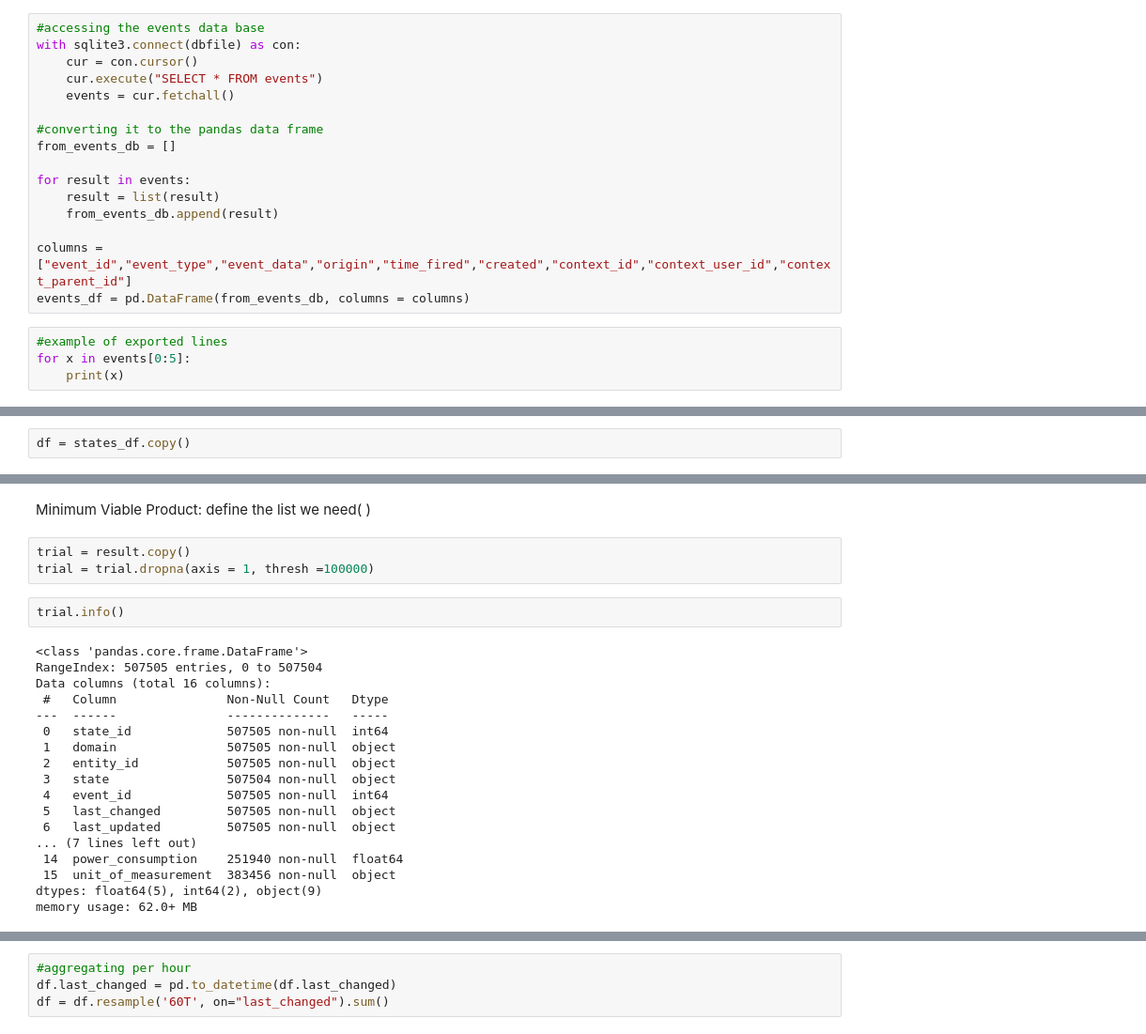
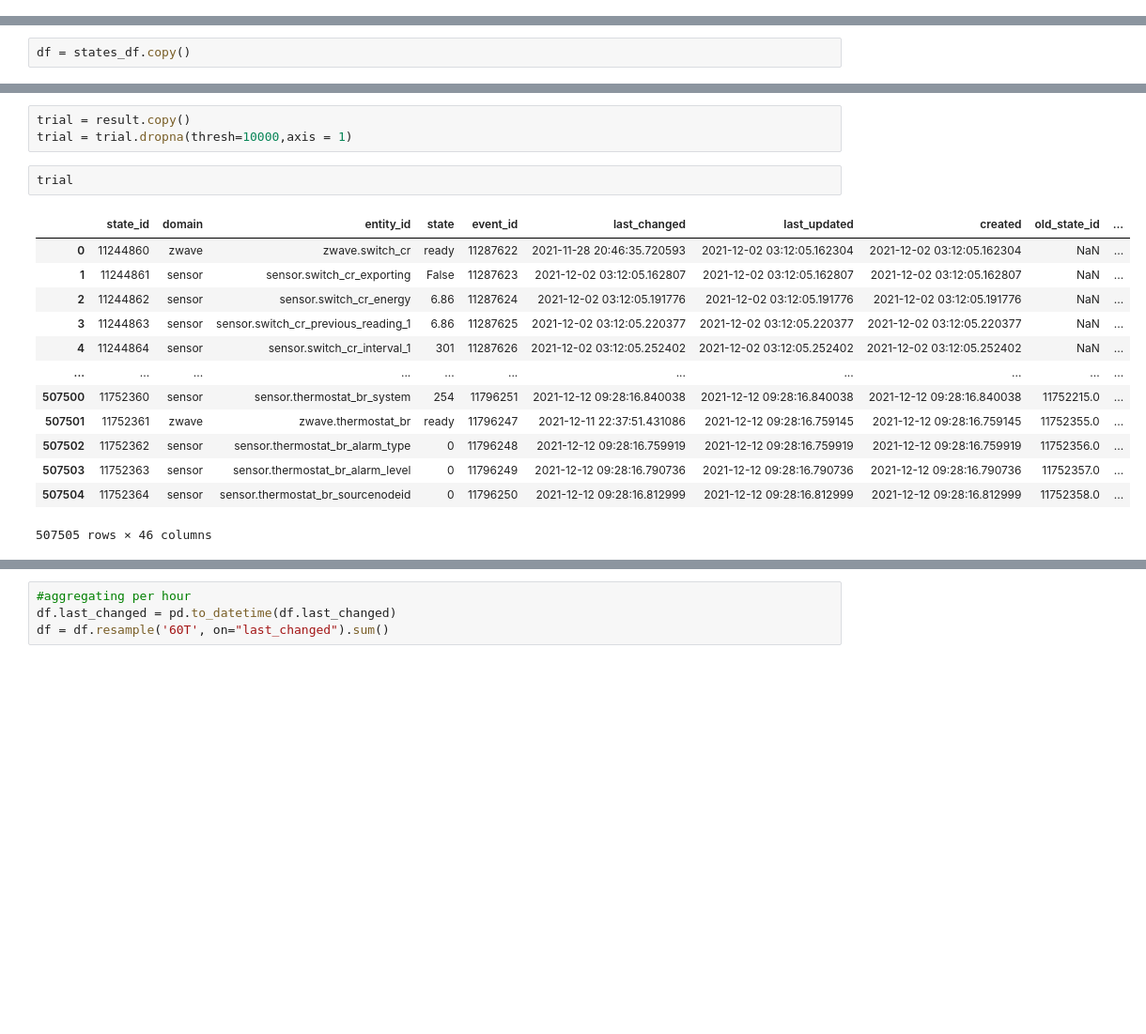
Before and after one commit to sonyaarom/Seminar-Information-Systems, a Jupyter notebook: getting_the_data.ipynb, the cells around one changed output, grey strips where cells are left out. Shown: that part at 94% size. Saved outputs shown, nothing was run; the diff lists cells and outputs as text; blank space fills up the shorter version.

```diff
--- a/getting_the_data.ipynb
+++ b/getting_the_data.ipynb
@@ -17,20 +6,0 @@ con.close()
-# %%
-#accessing the events data base
-with sqlite3.connect(dbfile) as con:
-    cur = con.cursor()
-    cur.execute("SELECT * FROM events")
-    events = cur.fetchall()
-
-#converting it to the pandas data frame
-from_events_db = []
-
-for result in events:
-    result = list(result)
-    from_events_db.append(result)
-
-columns = ["event_id","event_type","event_data","origin","time_fired","created","context_id","context_user_id","context_parent_id"]
-events_df = pd.DataFrame(from_events_db, columns = columns)
-# %%
-#example of exported lines
-for x in events[0:5]:
-    print(x)
@@ -211,25 +52,19 @@ result.created.max()
-# %% [markdown]
-Minimum Viable Product: define the list we need( )
 # %%
 trial = result.copy()
-trial = trial.dropna(axis = 1, thresh =100000)
+trial = trial.dropna(thresh=10000,axis = 1)
 # %%
-trial.info()
+trial
 # %% [output]
+|  | state_id | domain | entity_id | state | event_id | last_changed | last_updated | created | old_state_id | ... |
+| 0 | 11244860 | zwave | zwave.switch_cr | ready | 11287622 | 2021-11-28 20:46:35.720593 | 2021-12-02 03:12:05.162304 | 2021-12-02 03:12:05.162304 | NaN | ... |
+| 1 | 11244861 | sensor | sensor.switch_cr_exporting | False | 11287623 | 2021-12-02 03:12:05.162807 | 2021-12-02 03:12:05.162807 | 2021-12-02 03:12:05.162807 | NaN | ... |
+| 2 | 11244862 | sensor | sensor.switch_cr_energy | 6.86 | 11287624 | 2021-12-02 03:12:05.191776 | 2021-12-02 03:12:05.191776 | 2021-12-02 03:12:05.191776 | NaN | ... |
+| 3 | 11244863 | sensor | sensor.switch_cr_previous_reading_1 | 6.86 | 11287625 | 2021-12-02 03:12:05.220377 | 2021-12-02 03:12:05.220377 | 2021-12-02 03:12:05.220377 | NaN | ... |
+| 4 | 11244864 | sensor | sensor.switch_cr_interval_1 | 301 | 11287626 | 2021-12-02 03:12:05.252402 | 2021-12-02 03:12:05.252402 | 2021-12-02 03:12:05.252402 | NaN | ... |
+| ... | ... | ... | ... | ... | ... | ... | ... | ... | ... | ... |
+| 507500 | 11752360 | sensor | sensor.thermostat_br_system | 254 | 11796251 | 2021-12-12 09:28:16.840038 | 2021-12-12 09:28:16.840038 | 2021-12-12 09:28:16.840038 | 11752215.0 | ... |
+| 507501 | 11752361 | zwave | zwave.thermostat_br | ready | 11796247 | 2021-12-11 22:37:51.431086 | 2021-12-12 09:28:16.759145 | 2021-12-12 09:28:16.759145 | 11752355.0 | ... |
+| 507502 | 11752362 | sensor | sensor.thermostat_br_alarm_type | 0 | 11796248 | 2021-12-12 09:28:16.759919 | 2021-12-12 09:28:16.759919 | 2021-12-12 09:28:16.759919 | 11752356.0 | ... |
+| 507503 | 11752363 | sensor | sensor.thermostat_br_alarm_level | 0 | 11796249 | 2021-12-12 09:28:16.790736 | 2021-12-12 09:28:16.790736 | 2021-12-12 09:28:16.790736 | 11752357.0 | ... |
+| 507504 | 11752364 | sensor | sensor.thermostat_br_sourcenodeid | 0 | 11796250 | 2021-12-12 09:28:16.812999 | 2021-12-12 09:28:16.812999 | 2021-12-12 09:28:16.812999 | 11752358.0 | ... |
-<class 'pandas.core.frame.DataFrame'>
-RangeIndex: 507505 entries, 0 to 507504
-Data columns (total 16 columns):
- #   Column               Non-Null Count   Dtype
----  ------               --------------   -----
- 0   state_id             507505 non-null  int64
- 1   domain               507505 non-null  object
- 2   entity_id            507505 non-null  object
- 3   state                507504 non-null  object
- 4   event_id             507505 non-null  int64
- 5   last_changed         507505 non-null  object
- 6   last_updated         507505 non-null  object
-... (7 lines left out)
- 14  power_consumption    251940 non-null  float64
- 15  unit_of_measurement  383456 non-null  object
-dtypes: float64(5), int64(2), object(9)
-memory usage: 62.0+ MB
+507505 rows × 46 columns
```
Also changed, not shown: parts of 32 cells of this notebook.
